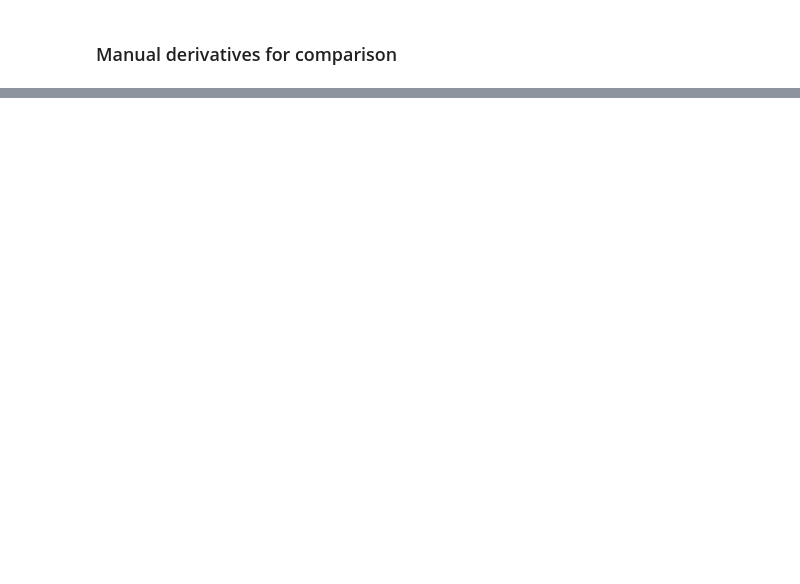
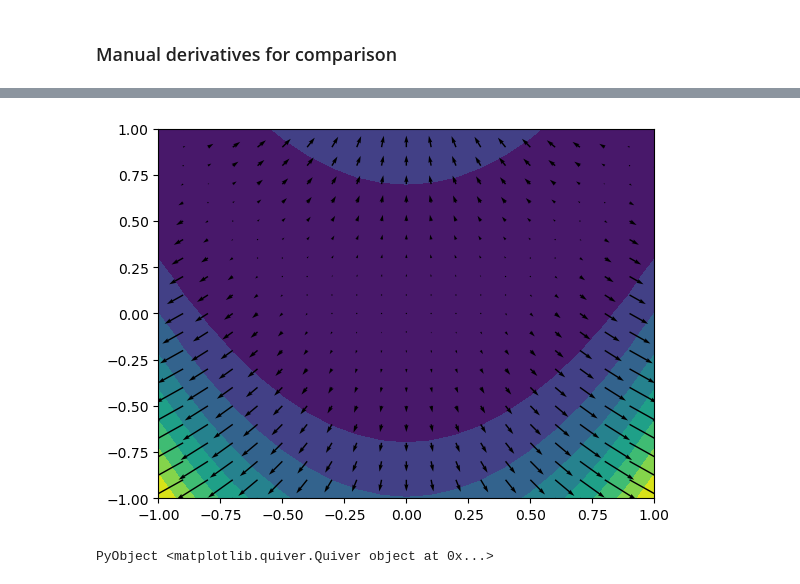
Before and after one commit to sekulas/JuNN, a Jupyter notebook: MLP.ipynb, the cells around one changed output, grey strips where cells are left out. Drawn from its saved outputs; the diff is of its cells as text; code cells hidden in the pictures; blank space fills up the shorter version.

```diff
--- a/MLP.ipynb
+++ b/MLP.ipynb
@@ -339,0 +627,21 @@ grid()
+# %%
+v  = -1:.1:+1
+n  = length(v)
+z  = zeros(n, n)
+dz = zeros(n, n, 2)
+for i=1:n, j=1:n
+    x.output .= v[i]
+    y.output .= v[j]
+    z[i,j] = first(forward!(graph)); backward!(graph)
+    dz[i,j,1] = first(x.gradient)
+    dz[i,j,2] = first(y.gradient)
+end
+# %%
+using PyPlot
+xv = repeat(v, 1, n)
+yv = repeat(v',n, 1)
+contourf(xv, yv, z)
+quiver(xv, yv, dz[:,:,1], dz[:,:,2])
+# %% [output]
+[figure, added]
+PyObject <matplotlib.quiver.Quiver object at 0x...>
```
Also changed, not shown: parts of 31 cells of this notebook.
